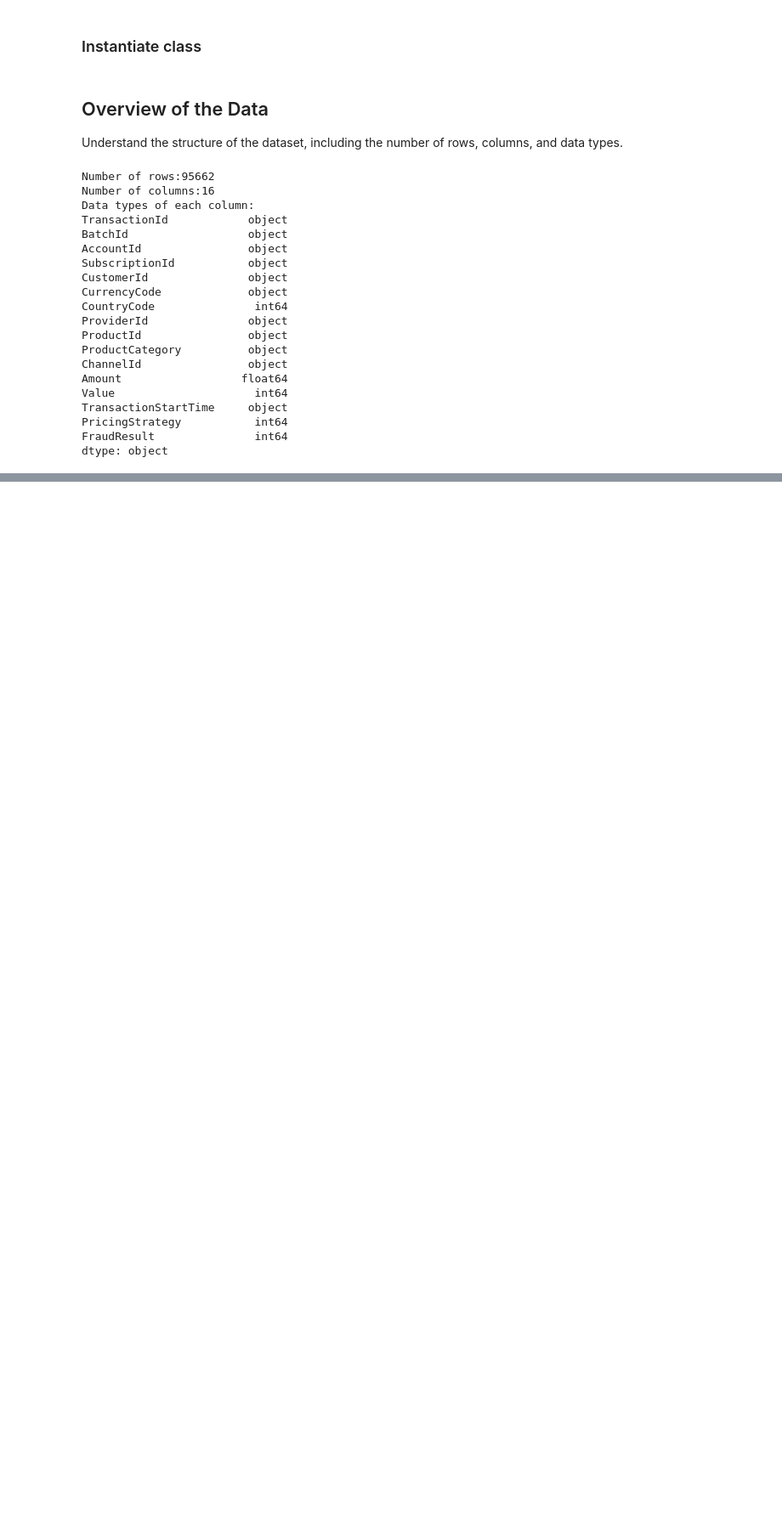
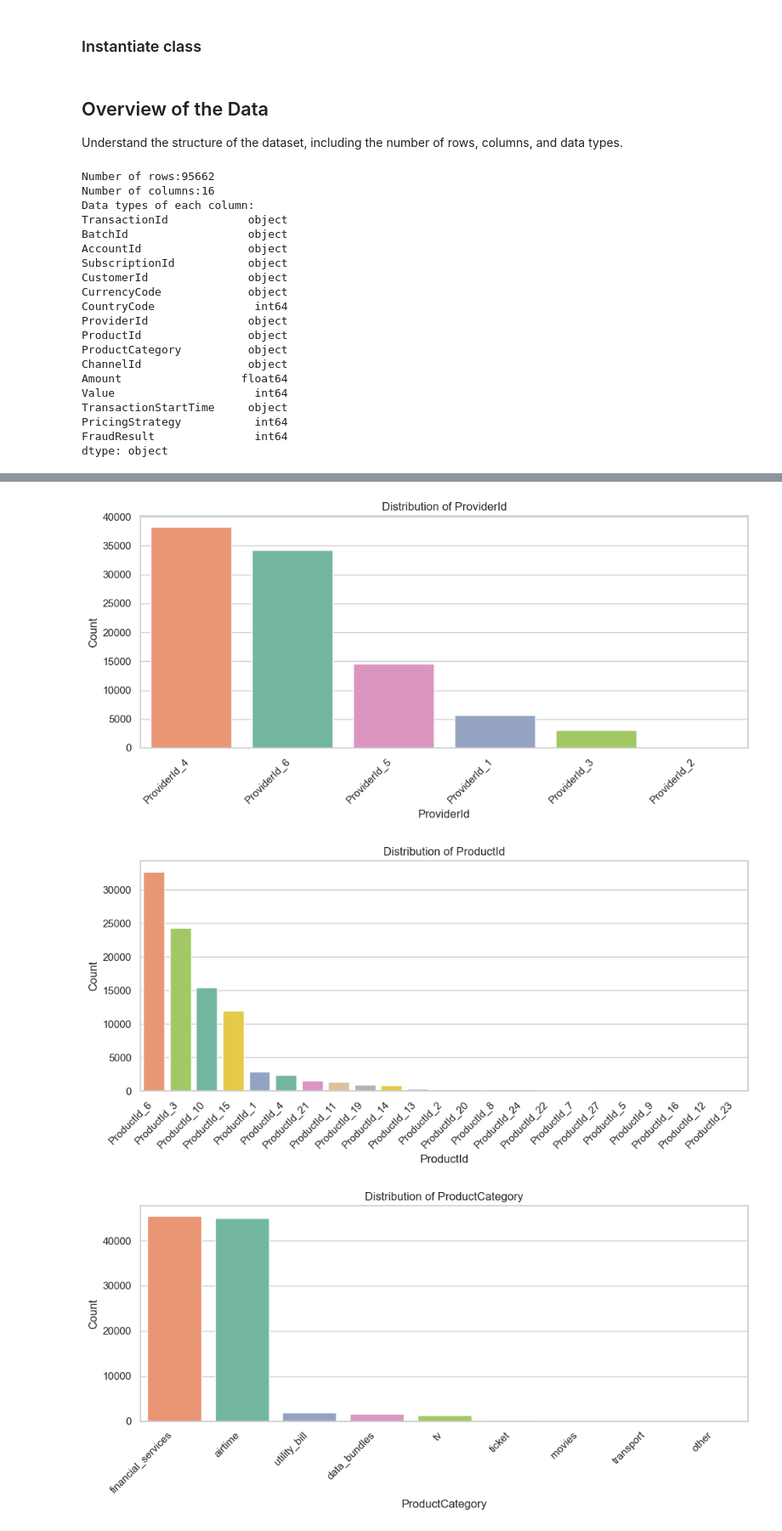
Before and after one commit to wolderufael/Credit-Scoring-Model-for-eCommerce-Platform, a Jupyter notebook: notebook/EDA.ipynb, the cells around one changed output, grey strips where cells are left out. Shown at 85% size. Cells and saved outputs as stored; diff of their text form; code cells hidden in the pictures; blank space fills up the shorter version.

```diff
--- a/notebook/EDA.ipynb
+++ b/notebook/EDA.ipynb
@@ -49,0 +77,6 @@ dtype: object
+# %%
+eda.plot_categorical_distributions(data)
+# %% [output]
+[figure, added]
+[figure, added]
+[figure, added]
```
Also changed, not shown: parts of 11 cells of this notebook, 1 other file.
